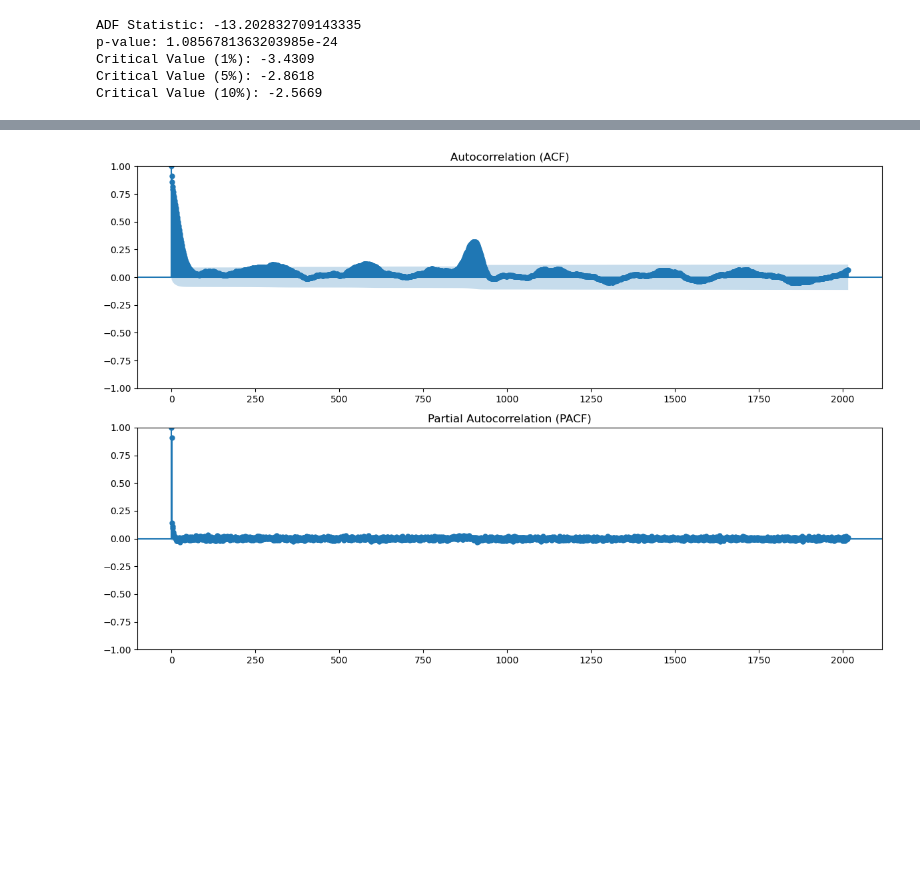
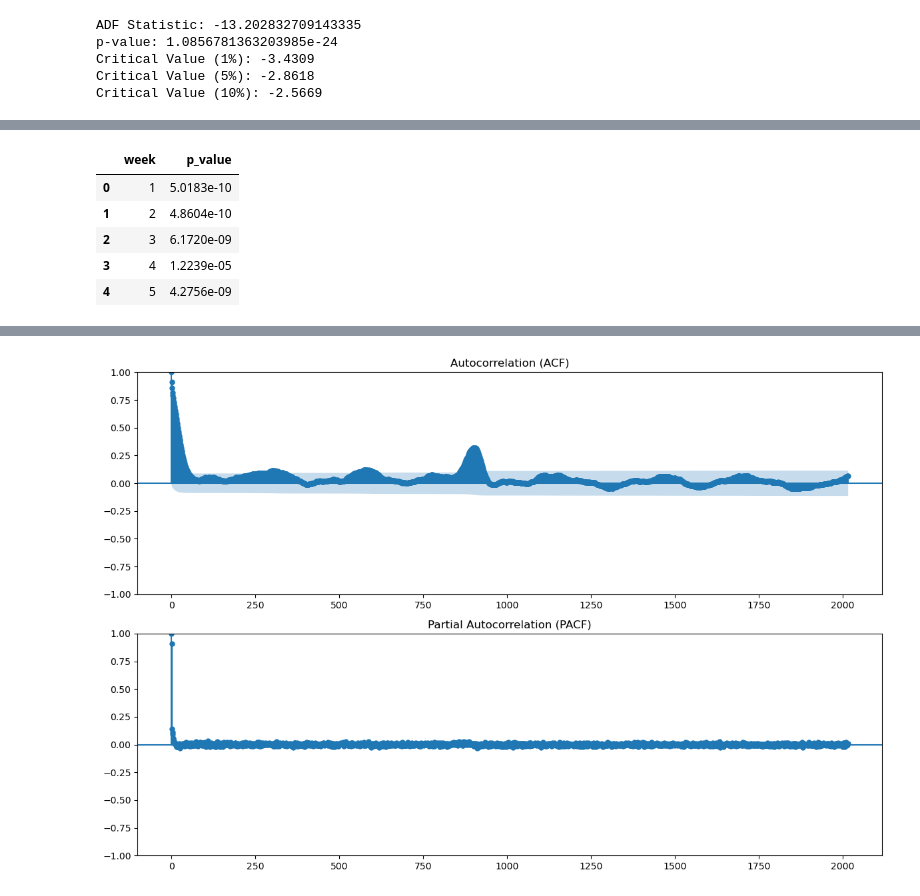
Before and after one commit to UBC-MDS/Capstone_SatCast_Trilemma, a Jupyter notebook: analysis/data_spec.ipynb, the cells around one changed output, grey strips where cells are left out. Saved outputs shown, nothing was run; the diff lists cells and outputs as text; code cells hidden in the pictures; blank space fills up the shorter version.

Commit message:
Added weekly stationary check

```diff
--- a/analysis/data_spec.ipynb
+++ b/analysis/data_spec.ipynb
@@ -546,0 +606,29 @@ Since the series is already stationary, no differencing is required before apply
+# %%
+# Create custom week column based on 7-day windows from starting timestamp
+start_time = df.index.min()
+df['custom_week'] = ((df.index - start_time) / pd.Timedelta(days=7)).astype(int) + 1
+
+# Only keep the first 5 full 7-day blocks
+df = df[df['custom_week'] <= 5]
+
+# Run ADF test for each 7-day block
+results = []
+
+for week in range(1, 6):
+    series = df[df['custom_week'] == week]['recommended_fee_fastestFee'].dropna()
+    if len(series) >= 50:
+        p_val = adfuller(series)[1]
+        results.append({'week': week, 'p_value': p_val})
+    else:
+        results.append({'week': week, 'p_value': None})
+
+weekly_adf_df = pd.DataFrame(results)
+weekly_adf_df['p_value'] = weekly_adf_df['p_value'].apply(lambda x: f"{x:.4e}" if pd.notnull(x) else "NA")
+display(weekly_adf_df)
+# %% [output]
+|  | week | p_value |
+| 0 | 1 | 5.0183e-10 |
+| 1 | 2 | 4.8604e-10 |
+| 2 | 3 | 6.1720e-09 |
+| 3 | 4 | 1.2239e-05 |
+| 4 | 5 | 4.2756e-09 |
```
Also changed, not shown: parts of 10 cells of this notebook.
